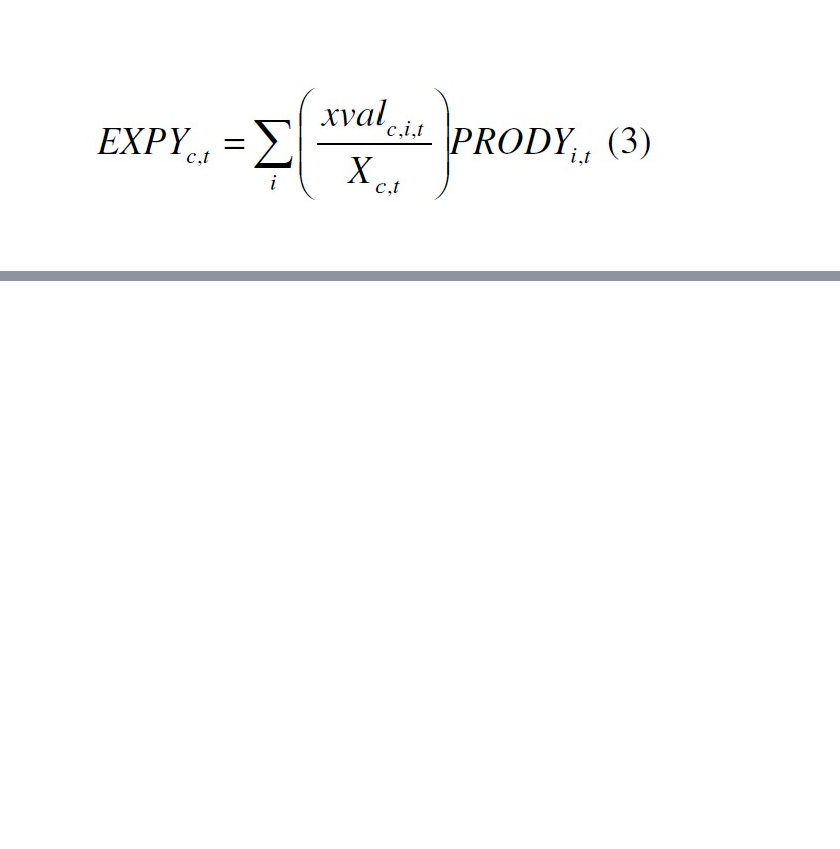
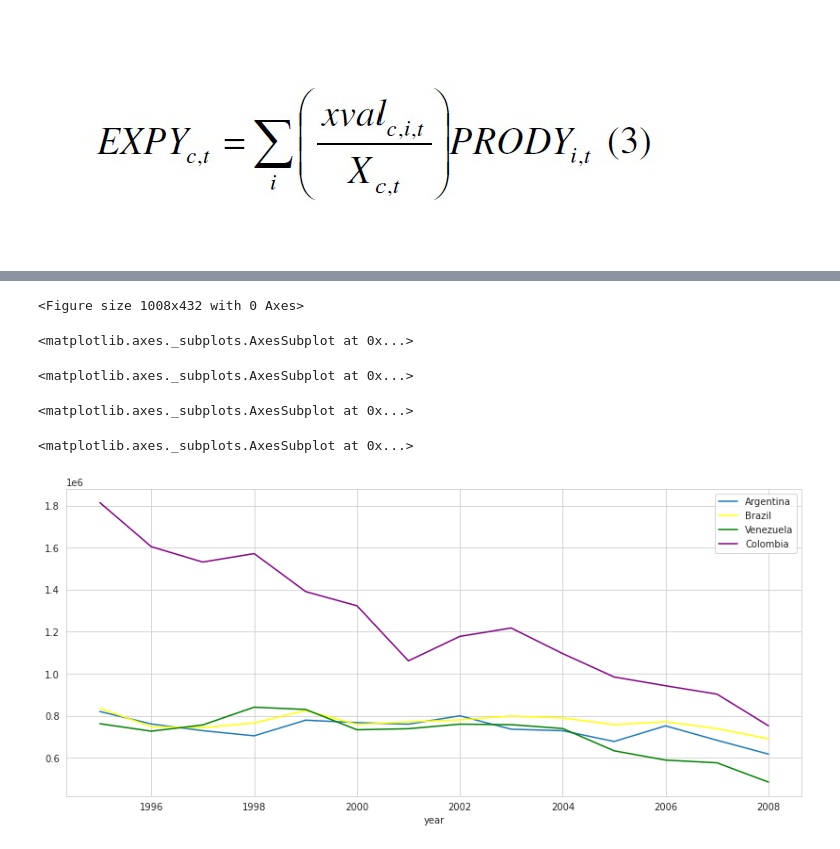
Before and after one commit to descandon88/Ecuador-Growth-data-set, a Jupyter notebook: funciones/expy.ipynb, the cells around one changed output, grey strips where cells are left out. Cells and saved outputs as stored; diff of their text form; code cells hidden in the pictures; blank space fills up the shorter version.

```diff
--- a/funciones/expy.ipynb
+++ b/funciones/expy.ipynb
@@ -558,0 +525,9 @@ mp.show()
+# %%
+## Para comparar con los datos del articulo de Hausmman y Klinger:
+
+out = df_latam['year'].isin(range(1995,2009))
+
+#filter dataframe
+filtered_df = df_latam[out]
+
+filtered_df.head()
@@ -558,0 +541,26 @@ mp.show()
+# %%
+import matplotlib.pyplot as plt
+from matplotlib.pyplot import figure
+
+import seaborn as sb
+
+plt.figure(figsize=(14, 6))
+
+ax = plt.gca()
+
+filtered_df.plot(kind='line',x='year', y='Argentina', ax=ax)
+# df_latam.plot(kind='line',x='year', y='Bolivia', color='red', ax=ax)
+filtered_df.plot(kind='line',x='year', y='Brazil', color='yellow', ax=ax)
+filtered_df.plot(kind='line',x='year', y='Venezuela', color='green', ax=ax)
+filtered_df.plot(kind='line',x='year', y='Colombia', color='purple', ax=ax)
+
+
+
+plt.show()
+# %% [output]
+<Figure size 1008x432 with 0 Axes>
+<matplotlib.axes._subplots.AxesSubplot at 0x...>
+<matplotlib.axes._subplots.AxesSubplot at 0x...>
+<matplotlib.axes._subplots.AxesSubplot at 0x...>
+<matplotlib.axes._subplots.AxesSubplot at 0x...>
+[figure, added]
```
Also changed, not shown: parts of 7 cells of this notebook.
